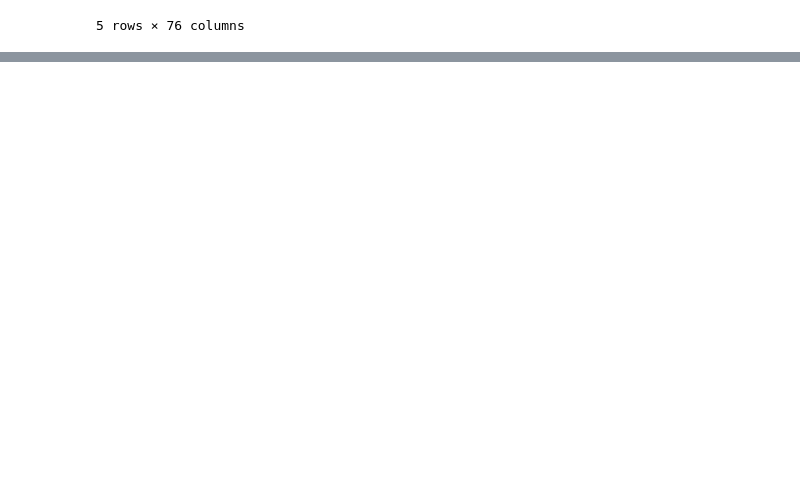
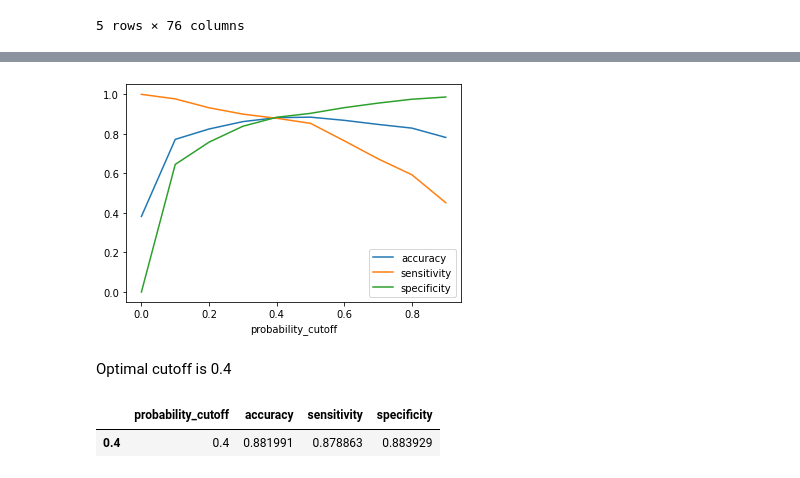
Before and after one commit to SachinShekhar/Lead-Scoring-Case-Study, a Jupyter notebook: Case Study.ipynb, the cells around one changed output, grey strips where cells are left out. Cells and saved outputs as stored; diff of their text form; code cells hidden in the pictures; blank space fills up the shorter version.

Commit message:
First Model Training

```diff
--- a/Case Study.ipynb
+++ b/Case Study.ipynb
@@ -825,0 +1057,6 @@ df_train.head()
+# %%
+# Dropping 'Occupation_Unemployed' because it has both high VIF
+X_train_1 = X_train_1.drop('Occupation_Unemployed', axis=1)
+# %%
+# Re-train model
+train_model(y_train, X_train_1).summary()
@@ -825,0 +1104,2 @@ df_train.head()
+# %%
+model_1 = train_model(y_train, X_train_1)
@@ -825,0 +1112,3 @@ df_train.head()
+# %%
+perf_1 = model_performance(model_1, X_train_1)
+perf_1
@@ -825,0 +1127,13 @@ df_train.head()
+# %%
+perf_1.plot.line(x='probability_cutoff', y=['accuracy','sensitivity','specificity'])
+plt.show()
+# %% [output]
+[figure, added]
+# %% [markdown]
+Optimal cutoff is 0.4
+# %%
+cutoff_1 = 0.4
+perf_1.loc[[cutoff_1]]
+# %% [output]
+|  | probability_cutoff | accuracy | sensitivity | specificity |
+| 0.4 | 0.4 | 0.881991 | 0.878863 | 0.883929 |
```
Also changed, not shown: parts of 25 cells of this notebook.
